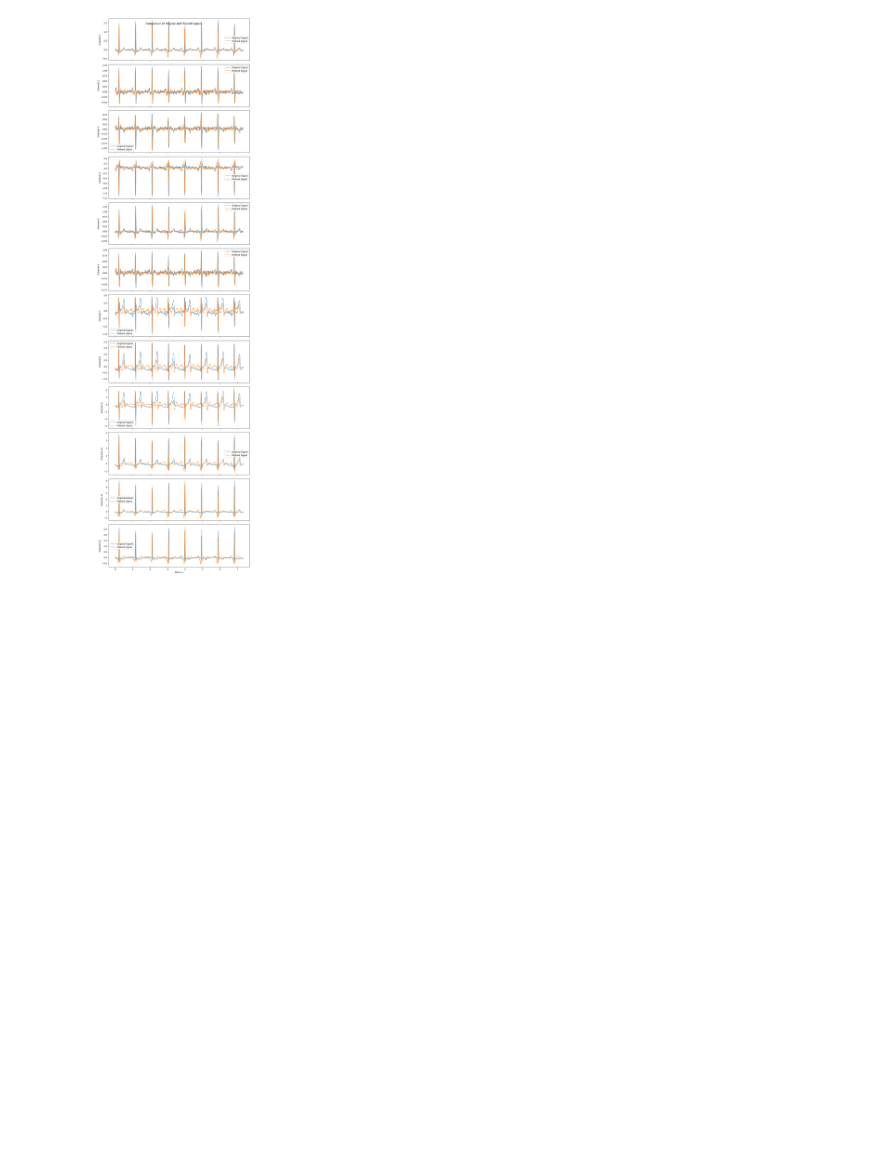
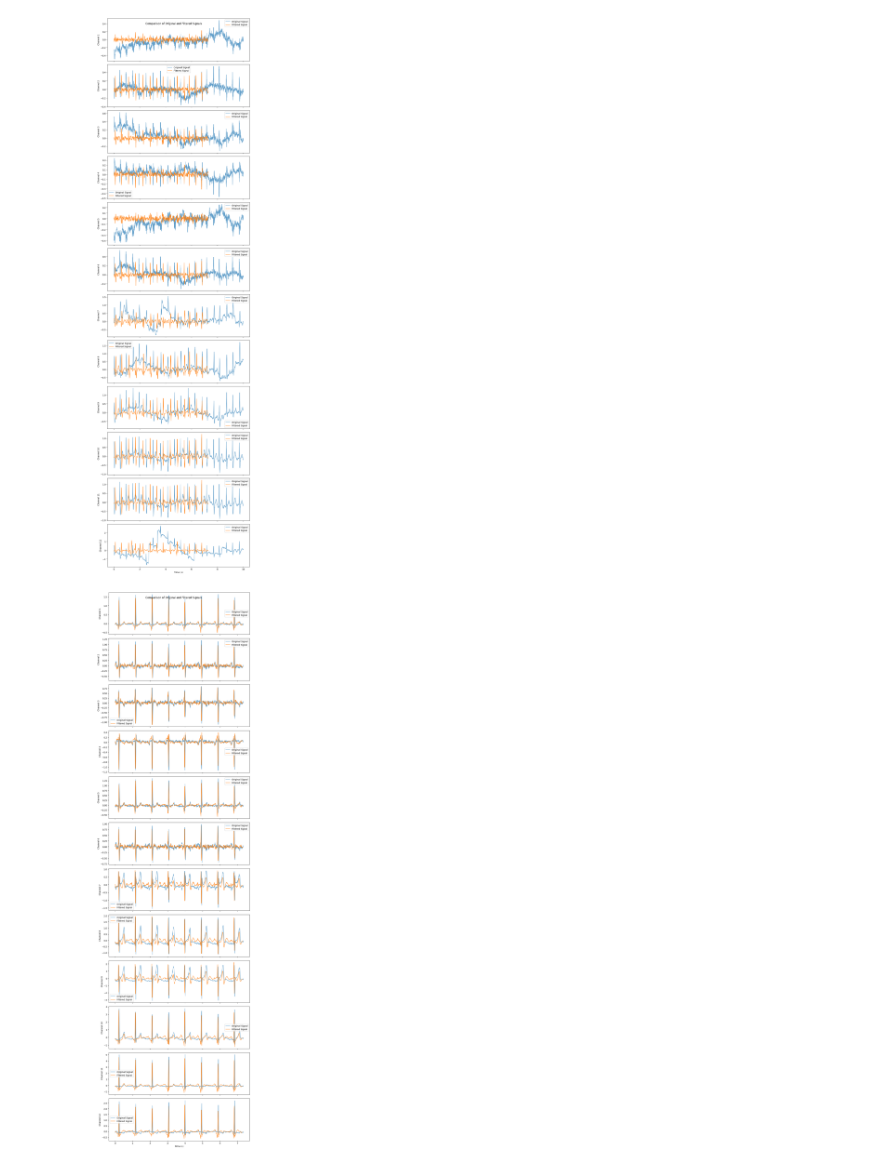
Before and after one commit to shai-loantz/cecgnet, a Jupyter notebook: notebooks/preprocess.ipynb, the cells around one changed output. Cells and saved outputs as stored; diff of their text form; code cells hidden in the pictures; blank space fills up the shorter version.

```diff
--- a/notebooks/preprocess.ipynb
+++ b/notebooks/preprocess.ipynb
@@ -39,3 +41,9 @@ def filter_and_plot_by_index(idx: int):
     signal, fields = load_signals(a_file_name)
     filtered_signal = preprocess(signal, fields['sig_name'], fields['fs'], 934, preprocess_config)
     plot_preprocess(signal, filtered_signal, fields['fs'], 128)
+# %%
+
+from pecg.Example import load_example
+signal, fs = load_example(ecg_type='12-lead')
+# %%
+filtered_signal = preprocess(signal, [], fs, 934, preprocess_config)
@@ -42,3 +83,7 @@ def filter_and_plot_by_index(idx: int):
+# %%
+plot_preprocess(signal, filtered_signal, 500, 128)
+# %% [output]
+[figure, added]
 # %%
 filter_and_plot_by_index(0)
 # %% [output]
```
Also changed, not shown: parts of 3 cells of this notebook, 3 other files.
